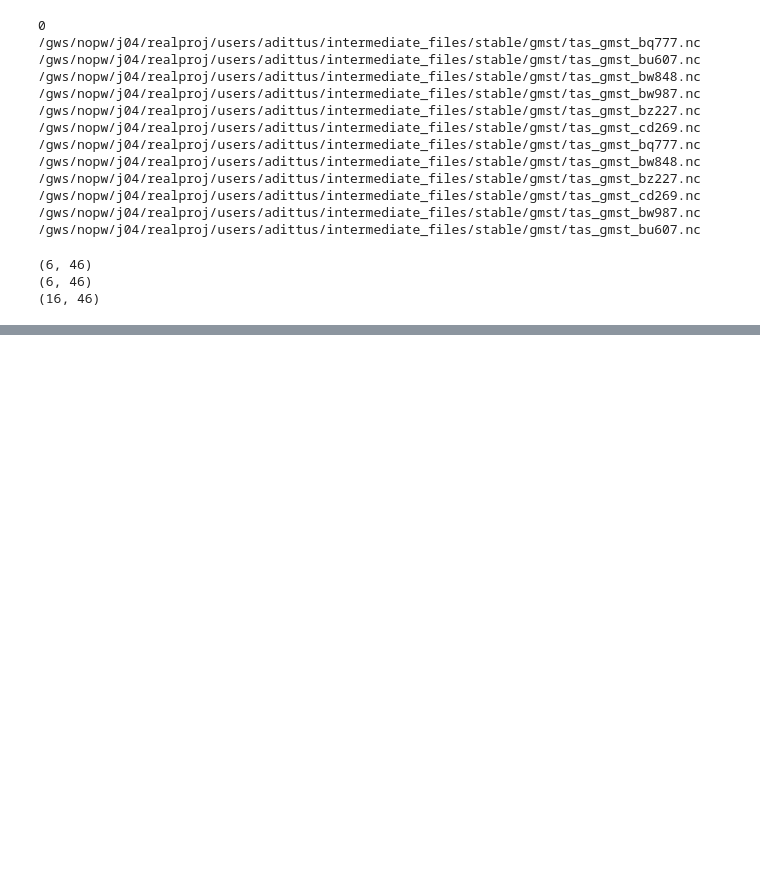
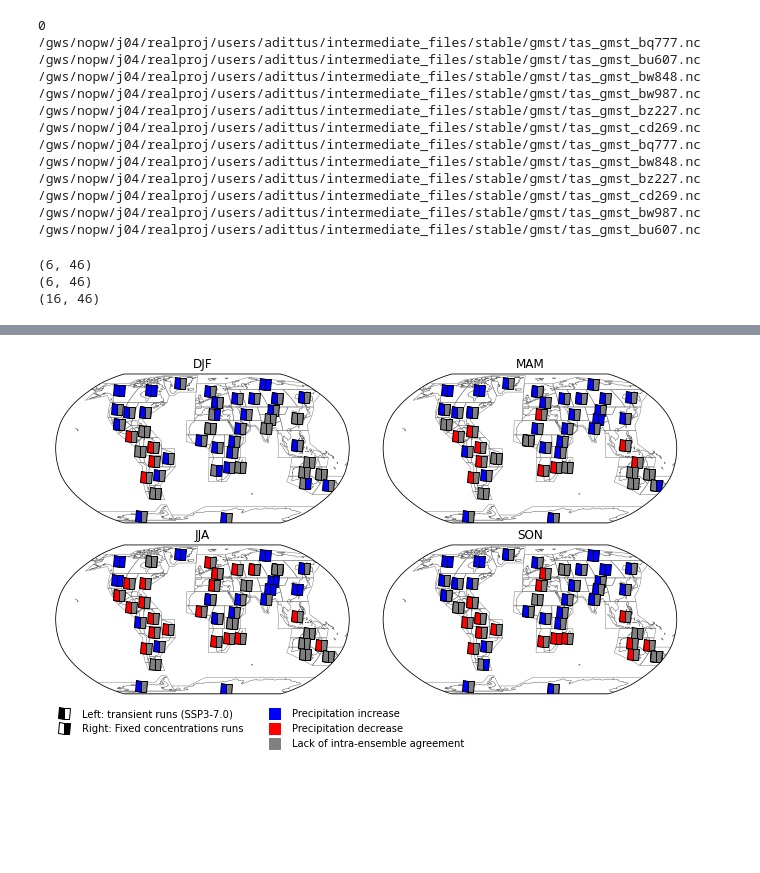
Before and after one commit to andreadittus/EuropeanPrecipitation_paper, a Jupyter notebook: Figure2.ipynb, the cells around one changed output, grey strips where cells are left out. Saved outputs shown, nothing was run; the diff lists cells and outputs as text; code cells hidden in the pictures; blank space fills up the shorter version.

```diff
--- a/Figure2.ipynb
+++ b/Figure2.ipynb
@@ -305,6 +138,0 @@ transient[var]=xr.open_dataset('timeseries/jet_lat_JJA.nc')['jet_lat_Atlantic_tr
-# %%
-for r in ssp3_real_ind:
-    plt.scatter(stable['jet'][r,:],stable['pr'][r,:])
-    plt.scatter(transient['jet'],transient['pr'],alpha=0.4)
-    plt.axhline(y=0, color='black', linestyle='-',alpha=0.8)
-    plt.figure()
@@ -364,0 +139,87 @@ else:
+# %%
+def check_sign_agreement(input):
+    pos_neg=np.where((input > 0)&(~np.isnan(input)), 1.0, -1.0)
+    # Calculate the sum of positive values
+    sum_positive = np.sum(pos_neg[pos_neg > 0])
+
+    # Calculate the sum of negative values
+    sum_negative = np.sum(pos_neg[pos_neg < 0])
+    n_agree=np.max([sum_positive,np.abs(sum_negative)])
+    return(n_agree)
+# %%
+reg='IPCC'
+seas=['DJF','MAM','JJA','SON'] #'DJF','MAM','JJA','SON']
+# print(center[1])
+import cartopy.crs as ccrs
+import matplotlib.pyplot as plt
+
+f, axarr = plt.subplots(nrows=3, ncols=2,figsize=(9, 2.3*3), constrained_layout=True,subplot_kw=dict(projection=ccrs.Robinson()))
+ax = axarr.flatten()
+# ax.coastlines(color="black",alpha=1)
+# mask = regionmask.defined_regions.ar6.land.mask(lon, lat)
+s=0
+for seas in seas:
+    ax[s].set_global()
+    regionmask.defined_regions.ar6.land.plot(
+    ax=ax[s], add_label=False, line_kws=dict(lw=0.5, color="gray",zorder=1)
+)
+    stable=rebase(xr.open_dataset('timeseries/pr_'+reg+'_'+seas+'_stable.nc')['pr_region_mean'],"")[:,0:lentrend].polyfit(dim='year',deg=1)['polyfit_coefficients'][0,].values
+    transient=xr.open_dataset('timeseries/pr_'+reg+'_'+seas+'_transient.nc')['pr_region_mean'].polyfit(dim='year',deg=1)['polyfit_coefficients'][0,].values
+    region=xr.open_dataset('timeseries/pr_'+reg+'_'+seas+'_stable.nc')['names'].values
+
+    for r in np.arange(0,46):
+        center=regionmask.defined_regions.ar6.land.centroids[r]
+        # print(check_sign_agreement(stable[:,r]))
+        if (((check_sign_agreement(stable[:,r]) >= 5.)) and ((check_sign_agreement(transient[:,r]) >= 13.))):
+            if ((np.mean(transient,axis=0)[r] > 0) and (np.mean(stable,axis=0)[r] > 0)):
+                # print('yes')
+                test,=ax[s].plot(center[0],center[1],marker="s",linestyle='',c='blue',markerfacecoloralt='blue',fillstyle='left',markersize=11,linewidth=2,markeredgecolor='black',transform=ccrs.PlateCarree(),zorder=2) #,label=lab)
+            elif ((np.mean(transient,axis=0)[r] < 0) and (np.mean(stable,axis=0)[r] < 0)):
+                ax[s].plot(center[0],center[1],marker="s",linestyle='',c='red',markerfacecoloralt='red',fillstyle='left',markersize=11,linewidth=2,markeredgecolor='black',transform=ccrs.PlateCarree(),zorder=2) #,label=lab)
+            elif ((np.mean(transient,axis=0)[r] < 0) and (np.mean(stable,axis=0)[r] > 0)):
+                ax[s].plot(center[0],center[1],marker="s",linestyle='',c='red',markerfacecoloralt='blue',fillstyle='left',markersize=11,linewidth=2,markeredgecolor='black',transform=ccrs.PlateCarree(),zorder=2) #,label=lab)
+            elif ((np.mean(transient,axis=0)[r] > 0) and (np.mean(stable,axis=0)[r] < 0)):
+                ax[s].plot(center[0],center[1],marker="s",linestyle='',c='blue',markerfacecoloralt='red',fillstyle='left',markersize=11,linewidth=2,markeredgecolor='black',transform=ccrs.PlateCarree(),zorder=2) #,label=lab)
+# stable is robust but not transient
+        if ((np.abs((check_sign_agreement(stable[:,r]) >= 5.))) and (np.abs((check_sign_agreement(transient[:,r]) <= 13.)))):
+            if (np.mean(stable,axis=0)[r] > 0):
+                ax[s].plot(center[0],center[1],marker="s",linestyle='',c='gray',markerfacecoloralt='blue',fillstyle='left',markersize=11,linewidth=2,markeredgecolor='black',transform=ccrs.PlateCarree(),zorder=2) #,label=lab)
+            elif (np.mean(stable,axis=0)[r] < 0):
+                ax[s].plot(center[0],center[1],marker="s",linestyle='',c='gray',markerfacecoloralt='red',fillstyle='left',markersize=11,linewidth=2,markeredgecolor='black',transform=ccrs.PlateCarree(),zorder=2)
+# transient is robust but not stable
+        if ((np.abs((check_sign_agreement(stable[:,r]) <= 5.))) and (np.abs((check_sign_agreement(transient[:,r]) >= 13.)))):
+            if (np.mean(transient,axis=0)[r] > 0):
+                ax[s].plot(center[0],center[1],marker="s",linestyle='',c='blue',markerfacecoloralt='gray',fillstyle='left',markersize=11,linewidth=2,markeredgecolor='black',transform=ccrs.PlateCarree(),zorder=2) #,label=lab)            elif (np.mean(stable,axis=0)[r] < 0):
+            elif (np.mean(transient,axis=0)[r] < 0):
+                ax[s].plot(center[0],center[1],marker="s",linestyle='',c='red',markerfacecoloralt='gray',fillstyle='left',markersize=11,linewidth=2,markeredgecolor='black',transform=ccrs.PlateCarree(),zorder=2) #,label=lab)            elif (np.mean(stable,axis=0)[r] < 0):
+        if ((np.abs((check_sign_agreement(stable[:,r]) <= 5.))) and (np.abs((check_sign_agreement(transient[:,r]) <= 13.)))):
+            ax[s].plot(center[0],center[1],marker="s",linestyle='',c='gray',markerfacecoloralt='gray',fillstyle='left',markersize=11,linewidth=2,markeredgecolor='black',transform=ccrs.PlateCarree(),zorder=2) #,label=lab)            elif (np.mean(stable,axis=0)[r] < 0):
+    ax[s].set_title(seas)
+    s=s+1
+
+
+
+gs = ax[4].get_gridspec()
+for ax in ax[4:]:
+    ax.remove()
+axbig = f.add_subplot(gs[4:])
+axbig.axis('off')
+# Create legend items with rectangles
+legend_items = [
+    Line2D([0], [0], marker='s',linestyle='',c='black',markerfacecoloralt='w',fillstyle='left',linewidth=0.5,markeredgecolor='black', markersize=11),
+    Line2D([0], [0], marker='s',linestyle='',c='w',markerfacecoloralt='black',fillstyle='left',linewidth=0.5,markeredgecolor='black', markersize=11),
+    Line2D([0], [0], marker='s',linestyle='',c='w',alpha=0),
+    Line2D([0], [0], marker='s',linestyle='',c='blue', markersize=11),
+    Line2D([0], [0], marker='s',linestyle='',c='red', markersize=11),
+    Line2D([0], [0], marker='s',linestyle='',c='gray', markersize=11),
+]
+
+# Create a custom legend with rectangles and text
+custom_legend = axbig.legend(legend_items, ['Precipitation increase', 'Precipitation decrease', 'Lack of intra-ensemble agreement', 'Text Legend 1', 'Text Legend 2'], title='', loc='upper left', bbox_to_anchor=(1, 1))
+
+# Create a custom legend with rectangles
+custom_legend = axbig.legend(legend_items, ['Left: transient runs (SSP3-7.0)','Right: Fixed concentrations runs',"",'Precipitation increase', 'Precipitation decrease','Lack of intra-ensemble agreement'], title='', loc=2, ncol = 2, frameon=False) #, bbox_to_anchor=(1, 1))
+
+plt.savefig('summary_figure_precip_'+str(lentrend)+'.png',dpi=300)
+# %% [output]
+[figure, added]
```
Also changed, not shown: parts of 8 cells of this notebook.
